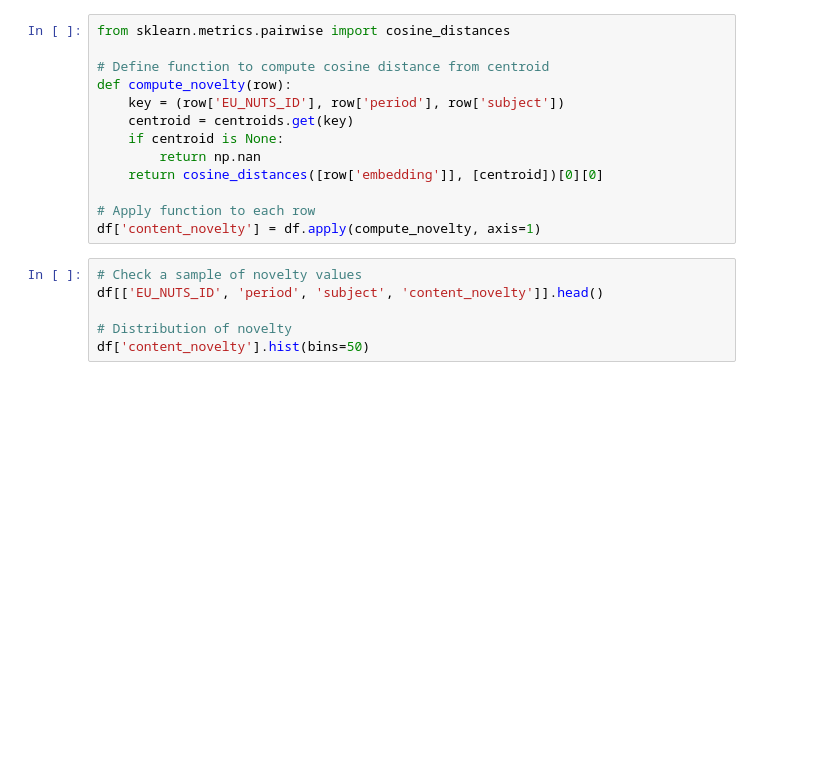
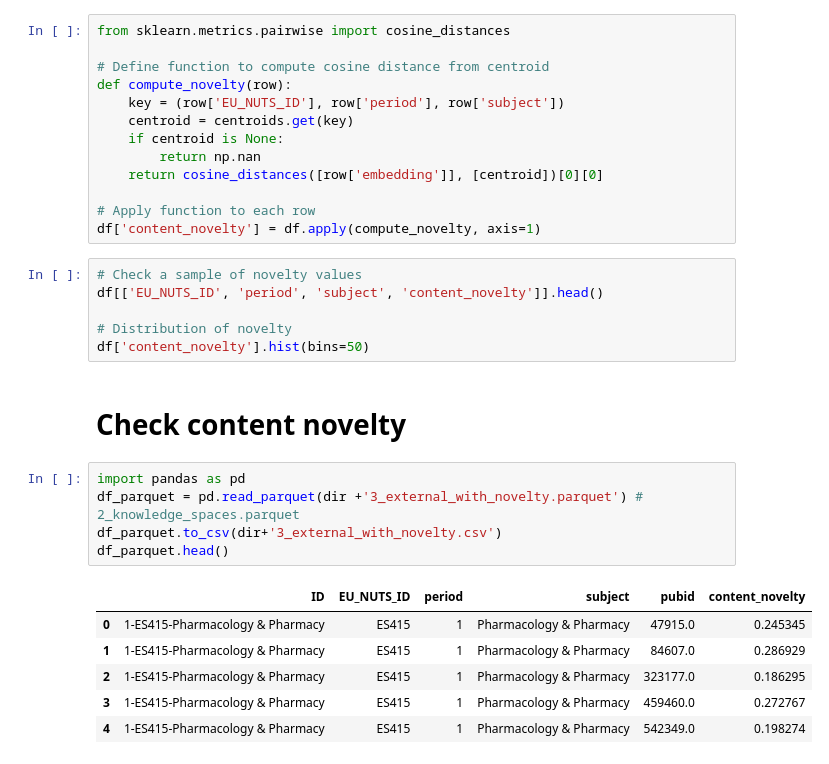
Before and after one commit to awekim/ContentNovelty, a Jupyter notebook: 2_knowledge_space.ipynb, the cells around one changed output. Saved outputs shown, nothing was run; the diff lists cells and outputs as text; blank space fills up the shorter version.

```diff
--- a/2_knowledge_space.ipynb
+++ b/2_knowledge_space.ipynb
@@ -455,3 +455,17 @@ df[['EU_NUTS_ID', 'period', 'subject', 'content_novelty']].head()
 
 # Distribution of novelty
 df['content_novelty'].hist(bins=50)
+# %% [markdown]
+# Check content novelty
+# %%
+import pandas as pd
+df_parquet = pd.read_parquet(dir +'3_external_with_novelty.parquet') # 2_knowledge_spaces.parquet
+df_parquet.to_csv(dir+'3_external_with_novelty.csv')
+df_parquet.head()
+# %% [output]
+|  | ID | EU_NUTS_ID | period | subject | pubid | content_novelty |
+| 0 | 1-ES415-Pharmacology & Pharmacy | ES415 | 1 | Pharmacology & Pharmacy | 47915.0 | 0.245345 |
+| 1 | 1-ES415-Pharmacology & Pharmacy | ES415 | 1 | Pharmacology & Pharmacy | 84607.0 | 0.286929 |
+| 2 | 1-ES415-Pharmacology & Pharmacy | ES415 | 1 | Pharmacology & Pharmacy | 323177.0 | 0.186295 |
+| 3 | 1-ES415-Pharmacology & Pharmacy | ES415 | 1 | Pharmacology & Pharmacy | 459460.0 | 0.272767 |
+| 4 | 1-ES415-Pharmacology & Pharmacy | ES415 | 1 | Pharmacology & Pharmacy | 542349.0 | 0.198274 |
```
